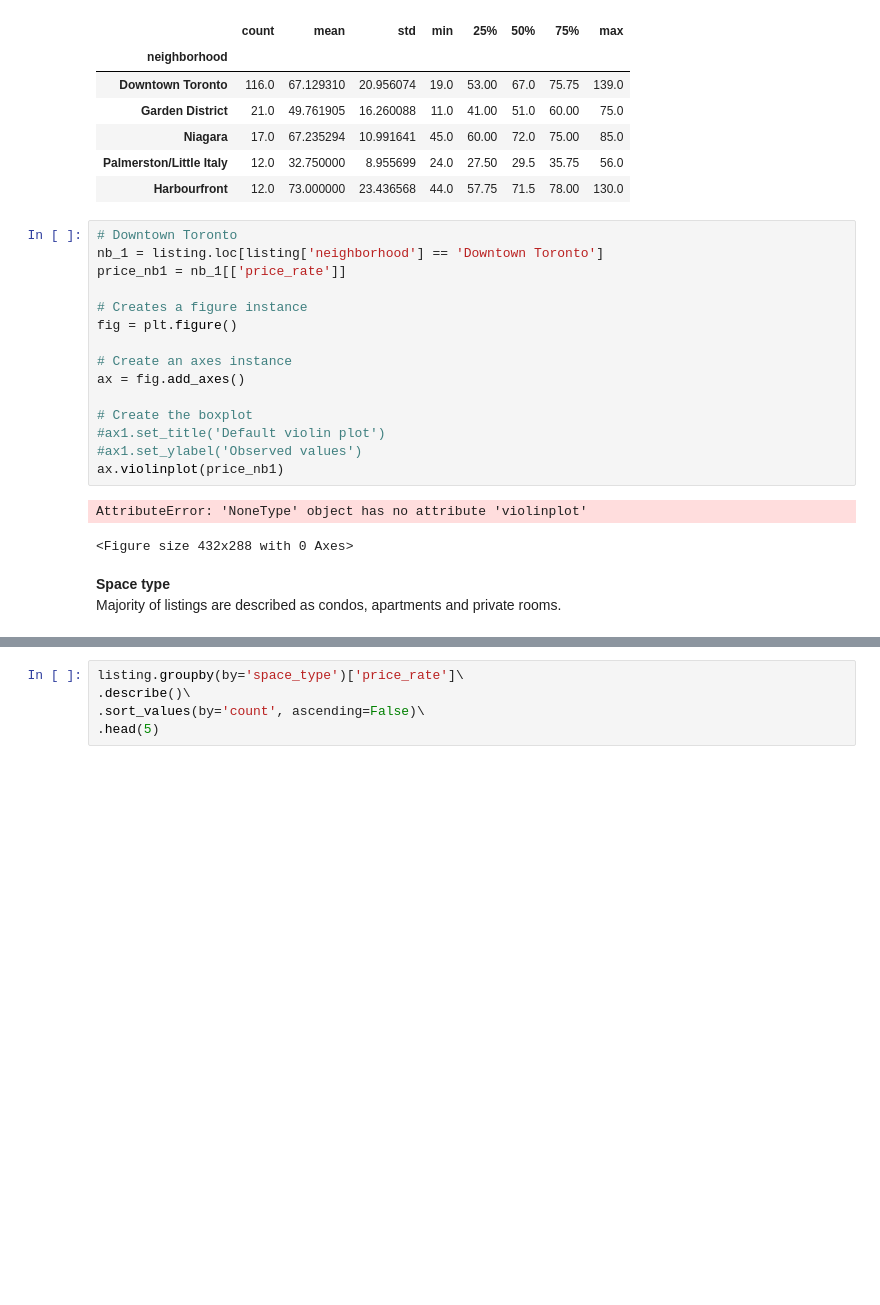
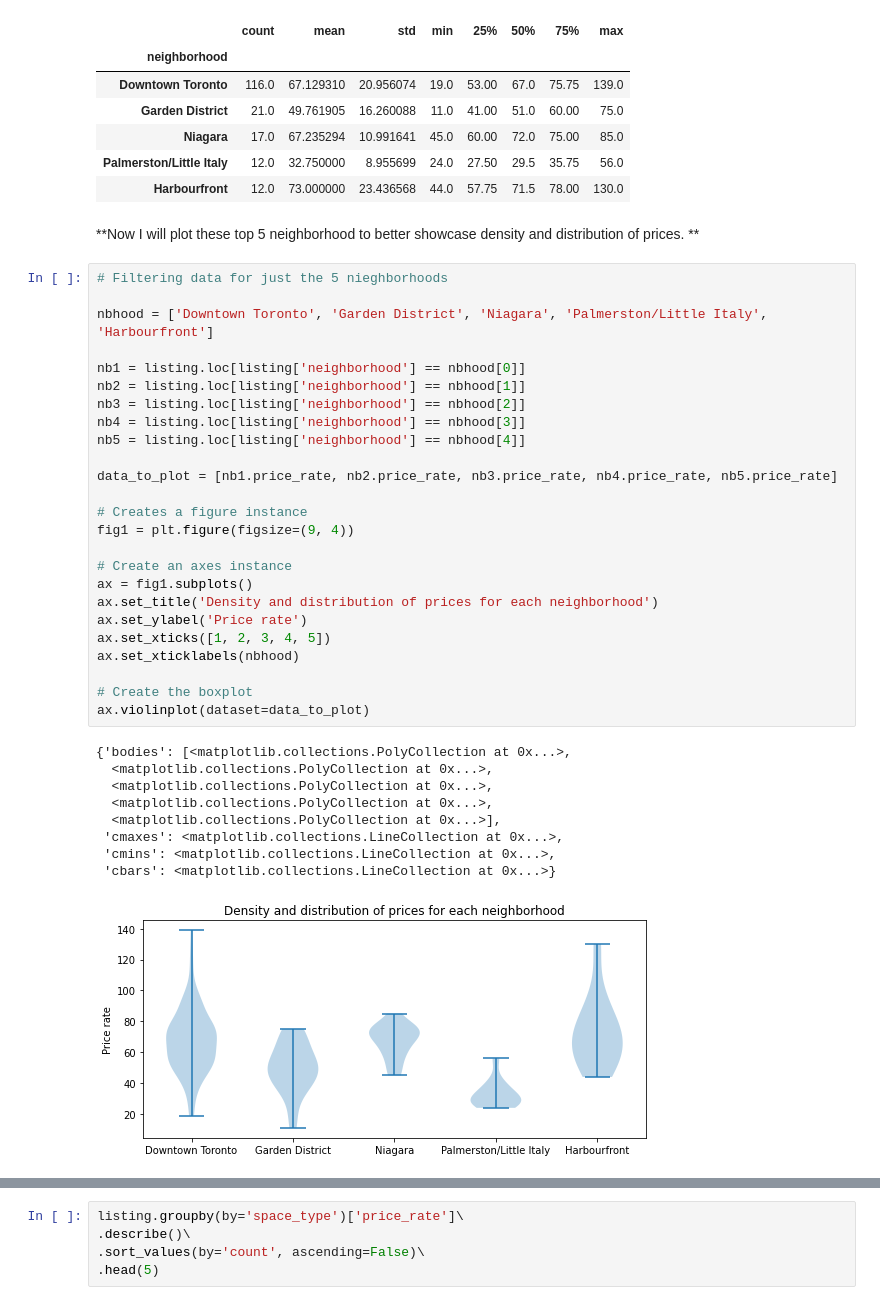
Before and after one commit to C-milo/SDM_FinalProject, a Jupyter notebook: bak_airbnb_plots.ipynb, the cells around one changed output, grey strips where cells are left out. Saved outputs shown, nothing was run; the diff lists cells and outputs as text; blank space fills up the shorter version.

Commit message:
plots and sciklearn

```diff
--- a/bak_airbnb_plots.ipynb
+++ b/bak_airbnb_plots.ipynb
@@ -100,24 +100,40 @@ listing.groupby(by='neighborhood')['price_rate']\
 | Niagara | 17.0 | 67.235294 | 10.991641 | 45.0 | 60.00 | 72.0 | 75.00 | 85.0 |
 | Palmerston/Little Italy | 12.0 | 32.750000 | 8.955699 | 24.0 | 27.50 | 29.5 | 35.75 | 56.0 |
 | Harbourfront | 12.0 | 73.000000 | 23.436568 | 44.0 | 57.75 | 71.5 | 78.00 | 130.0 |
-# %%
-# Downtown Toronto
-nb_1 = listing.loc[listing['neighborhood'] == 'Downtown Toronto']
-price_nb1 = nb_1[['price_rate']]
-
-# Creates a figure instance
-fig = plt.figure()
-
-# Create an axes instance
-ax = fig.add_axes()
-
-# Create the boxplot
-#ax1.set_title('Default violin plot')
-#ax1.set_ylabel('Observed values')
-ax.violinplot(price_nb1)
-# %% [output]
-AttributeError: 'NoneType' object has no attribute 'violinplot'
-<Figure size 432x288 with 0 Axes>
-# %% [markdown]
-**Space type**<br>
-Majority of listings are described as condos, apartments and private rooms.
+# %% [markdown]
+**Now I will plot these top 5 neighborhood to better showcase density and distribution of prices. **
+# %%
+# Filtering data for just the 5 nieghborhoods
+
+nbhood = ['Downtown Toronto', 'Garden District', 'Niagara', 'Palmerston/Little Italy', 'Harbourfront']
+
+nb1 = listing.loc[listing['neighborhood'] == nbhood[0]]
+nb2 = listing.loc[listing['neighborhood'] == nbhood[1]]
+nb3 = listing.loc[listing['neighborhood'] == nbhood[2]]
+nb4 = listing.loc[listing['neighborhood'] == nbhood[3]]
+nb5 = listing.loc[listing['neighborhood'] == nbhood[4]]
+
+data_to_plot = [nb1.price_rate, nb2.price_rate, nb3.price_rate, nb4.price_rate, nb5.price_rate]
+
+# Creates a figure instance
+fig1 = plt.figure(figsize=(9, 4))
+
+# Create an axes instance
+ax = fig1.subplots()
+ax.set_title('Density and distribution of prices for each neighborhood')
+ax.set_ylabel('Price rate')
+ax.set_xticks([1, 2, 3, 4, 5])
+ax.set_xticklabels(nbhood)
+
+# Create the boxplot
+ax.violinplot(dataset=data_to_plot)
+# %% [output]
+{'bodies': [<matplotlib.collections.PolyCollection at 0x...>,
+  <matplotlib.collections.PolyCollection at 0x...>,
+  <matplotlib.collections.PolyCollection at 0x...>,
+  <matplotlib.collections.PolyCollection at 0x...>,
+  <matplotlib.collections.PolyCollection at 0x...>],
+ 'cmaxes': <matplotlib.collections.LineCollection at 0x...>,
+ 'cmins': <matplotlib.collections.LineCollection at 0x...>,
+ 'cbars': <matplotlib.collections.LineCollection at 0x...>}
+[figure, added]
```
Also changed, not shown: parts of 2 cells of this notebook, 2 other files.
